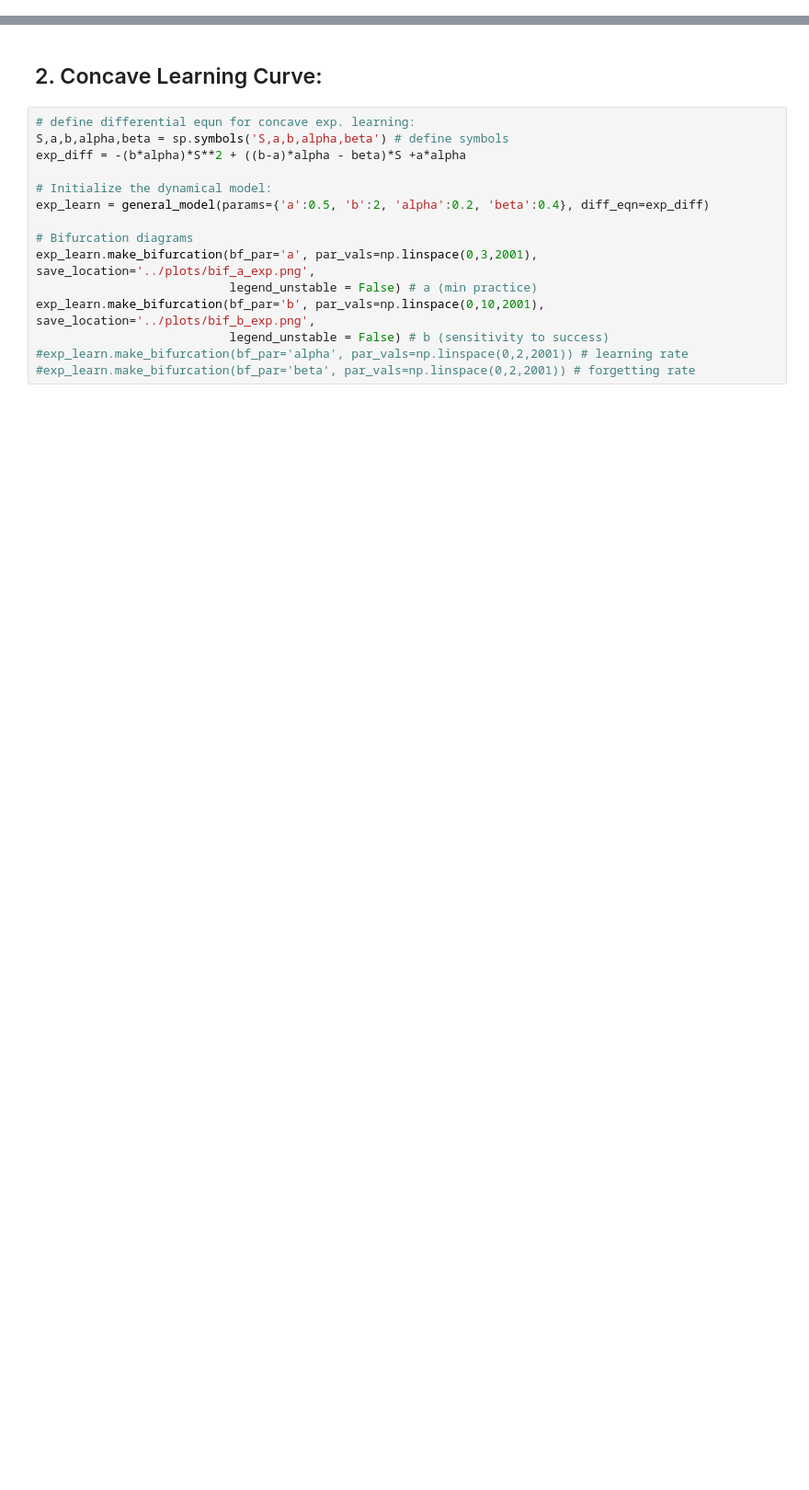
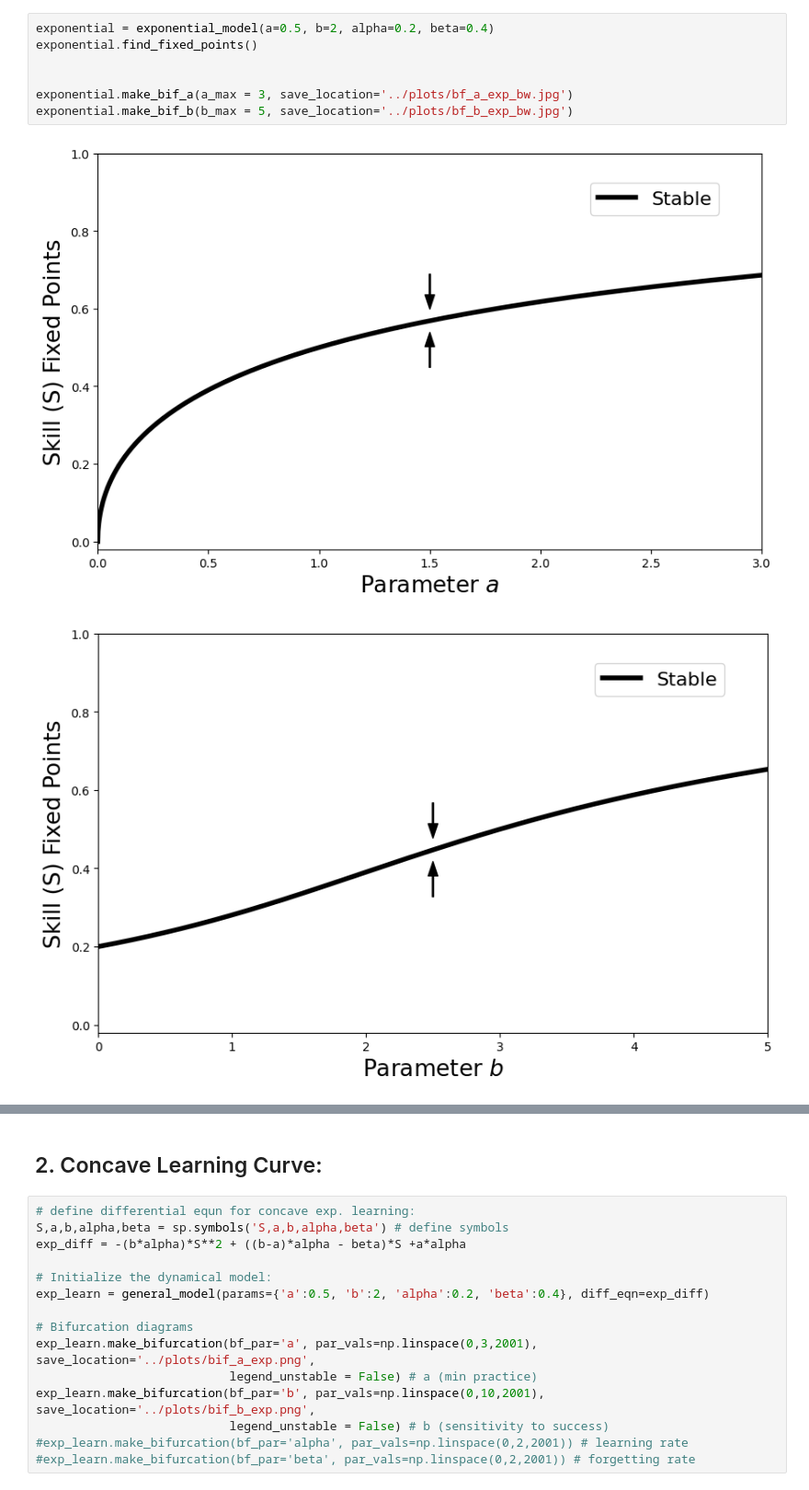
Before and after one commit to plaskar/rps_model, a Jupyter notebook: notebooks/Bifrucation Plots.ipynb, the cells around one changed output, grey strips where cells are left out. Shown at 92% size. Saved outputs shown, nothing was run; the diff lists cells and outputs as text; blank space fills up the shorter version.

```diff
--- a/notebooks/Bifrucation Plots.ipynb
+++ b/notebooks/Bifrucation Plots.ipynb
@@ -22,0 +41,10 @@ np.random.seed(10)
+# %%
+exponential = exponential_model(a=0.5, b=2, alpha=0.2, beta=0.4)
+exponential.find_fixed_points()
+
+
+exponential.make_bif_a(a_max = 3, save_location='../plots/bf_a_exp_bw.jpg')
+exponential.make_bif_b(b_max = 5, save_location='../plots/bf_b_exp_bw.jpg')
+# %% [output]
+[figure, added]
+[figure, added]
```
Also changed, not shown: parts of 9 cells of this notebook, 15 other files.
